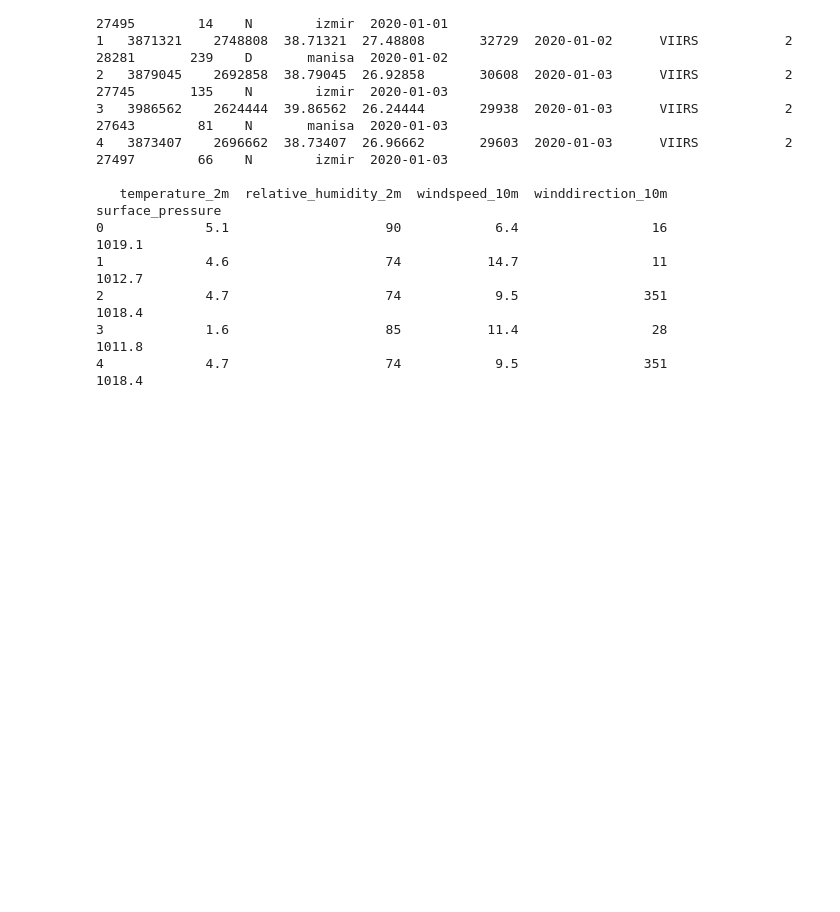
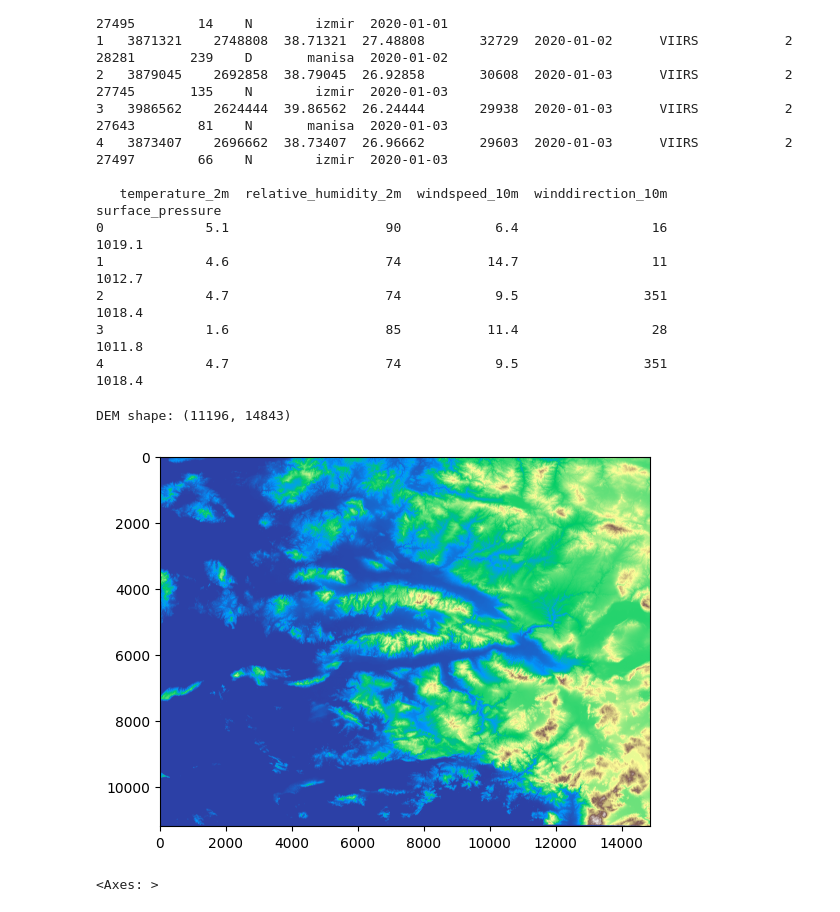
Before and after one commit to ElifiremKY/FireWatch-EGE, a Jupyter notebook: firewatchege.ipynb, the cells around one changed output. Saved outputs shown, nothing was run; the diff lists cells and outputs as text; code cells hidden in the pictures; blank space fills up the shorter version.

```diff
--- a/firewatchege.ipynb
+++ b/firewatchege.ipynb
@@ -701,3 +701,21 @@ Yeni boyut: (29232, 18)
 2             4.7                    74            9.5                351            1018.4
 3             1.6                    85           11.4                 28            1011.8
 4             4.7                    74            9.5                351            1018.4
+# %%
+import rasterio
+import numpy as np
+from rasterio.plot import show
+
+dem_path = r"C:\Users\eirem\Downloads\EGE_DEM_SRTM.tif"
+
+# DEM oku
+with rasterio.open(dem_path) as src:
+    dem = src.read(1)
+    profile = src.profile
+
+print("DEM shape:", dem.shape)
+show(dem, cmap='terrain')
+# %% [output]
+DEM shape: (11196, 14843)
+[figure, added]
+<Axes: >
```
Also changed, not shown: parts of 3 cells of this notebook.
